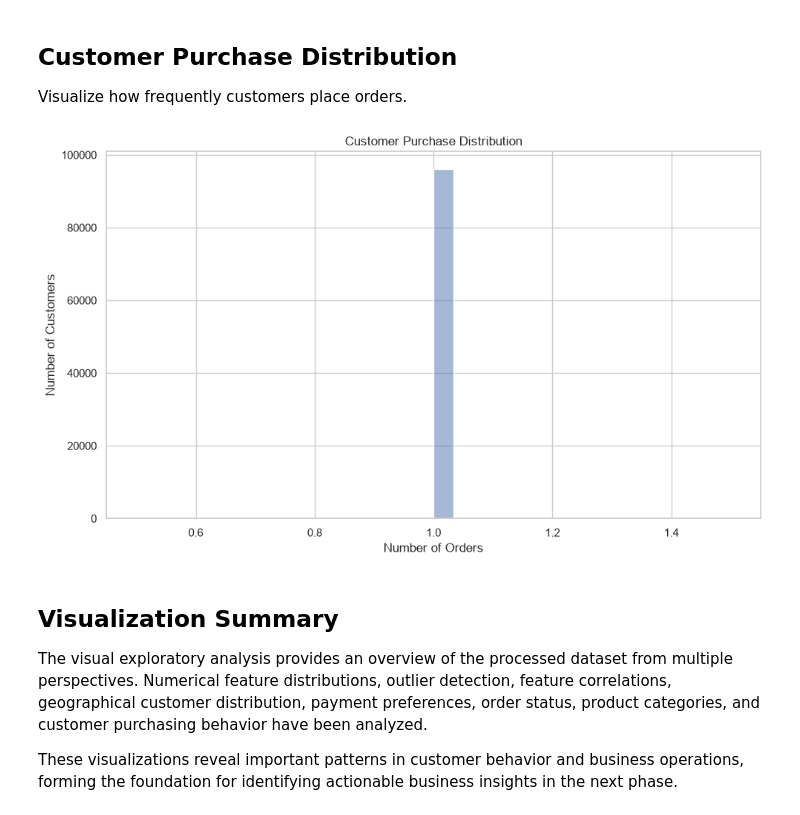
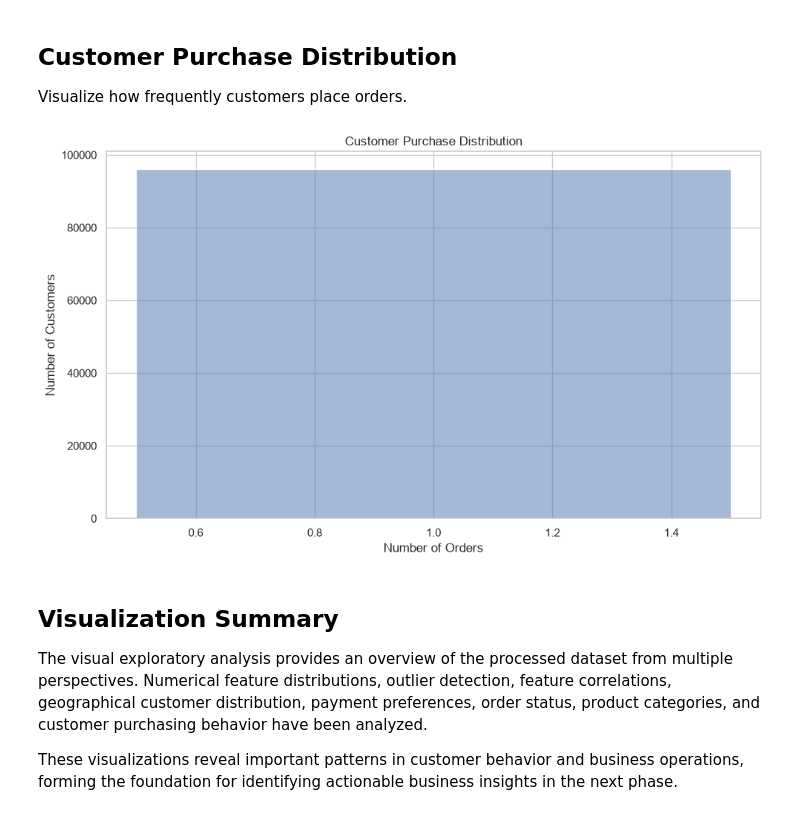
Before and after one commit to annnuspeaks/the-enterprise-ai-decision-intelligence-platform, a Jupyter notebook: backend/notebooks/09_exploratory_data_analysis.ipynb, the cells around one changed output. Saved outputs shown, nothing was run; the diff lists cells and outputs as text; code cells hidden in the pictures.

```diff
--- a/backend/notebooks/09_exploratory_data_analysis.ipynb
+++ b/backend/notebooks/09_exploratory_data_analysis.ipynb
@@ -330,31 +330,31 @@ Visualize how frequently customers place orders.
 # %%
 if "customer_unique_id" in processed_dataset.columns:
 
     customer_orders = (
         processed_dataset
         .groupby("customer_unique_id")
         .size()
     )
 
     plt.figure(figsize=(10, 6))
 
     sns.histplot(
         customer_orders,
-        bins=30,
+        bins="auto",
         kde=True
     )
 
     plt.title("Customer Purchase Distribution")
 
     plt.xlabel("Number of Orders")
 
     plt.ylabel("Number of Customers")
 
     plt.tight_layout()
 
     plt.show()
 # %% [output]
-[figure, old version]
+[figure, new version]
 # %% [markdown]
 ## Visualization Summary
 
```
Also changed, not shown: parts of 4 cells of this notebook, 2 other files.
